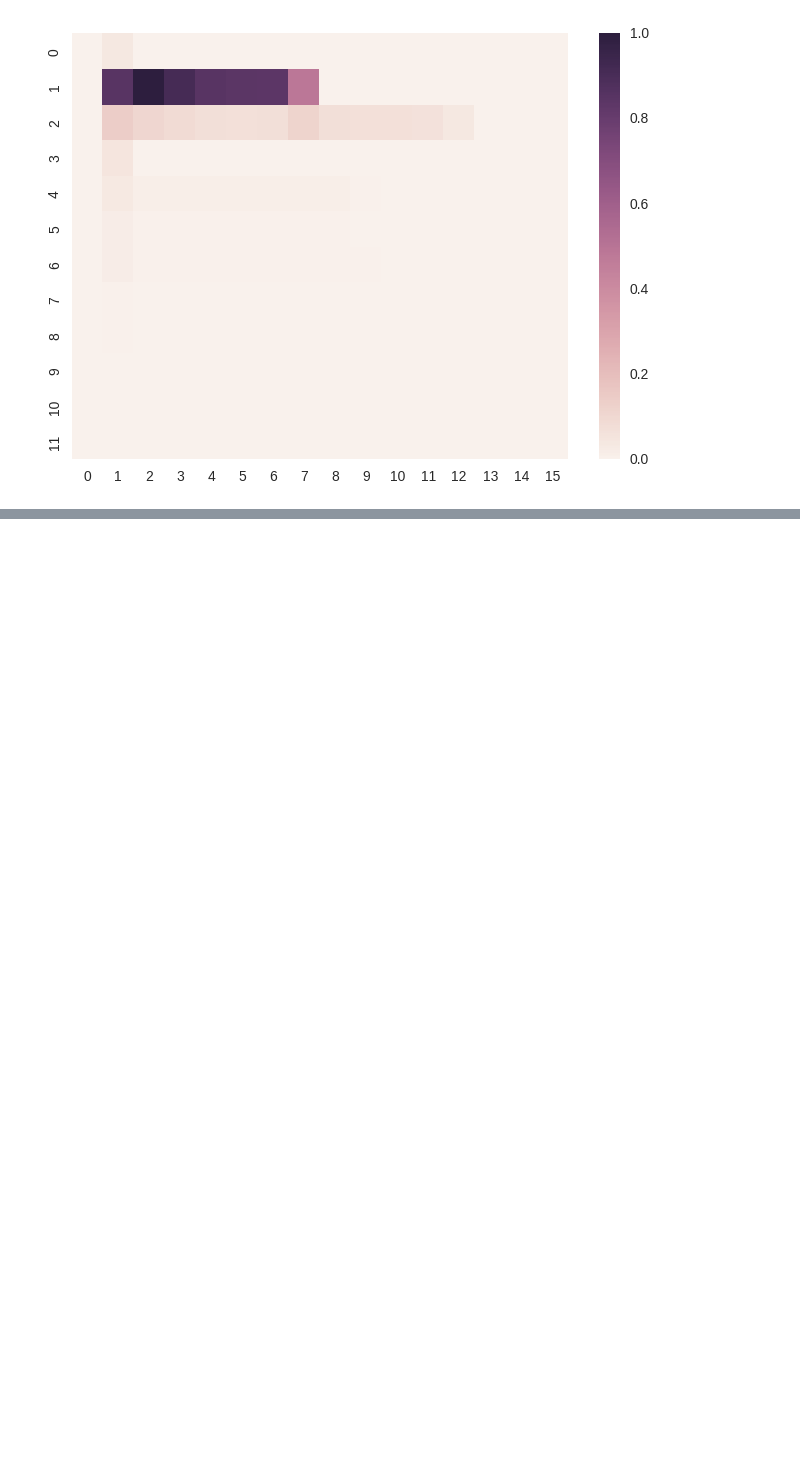
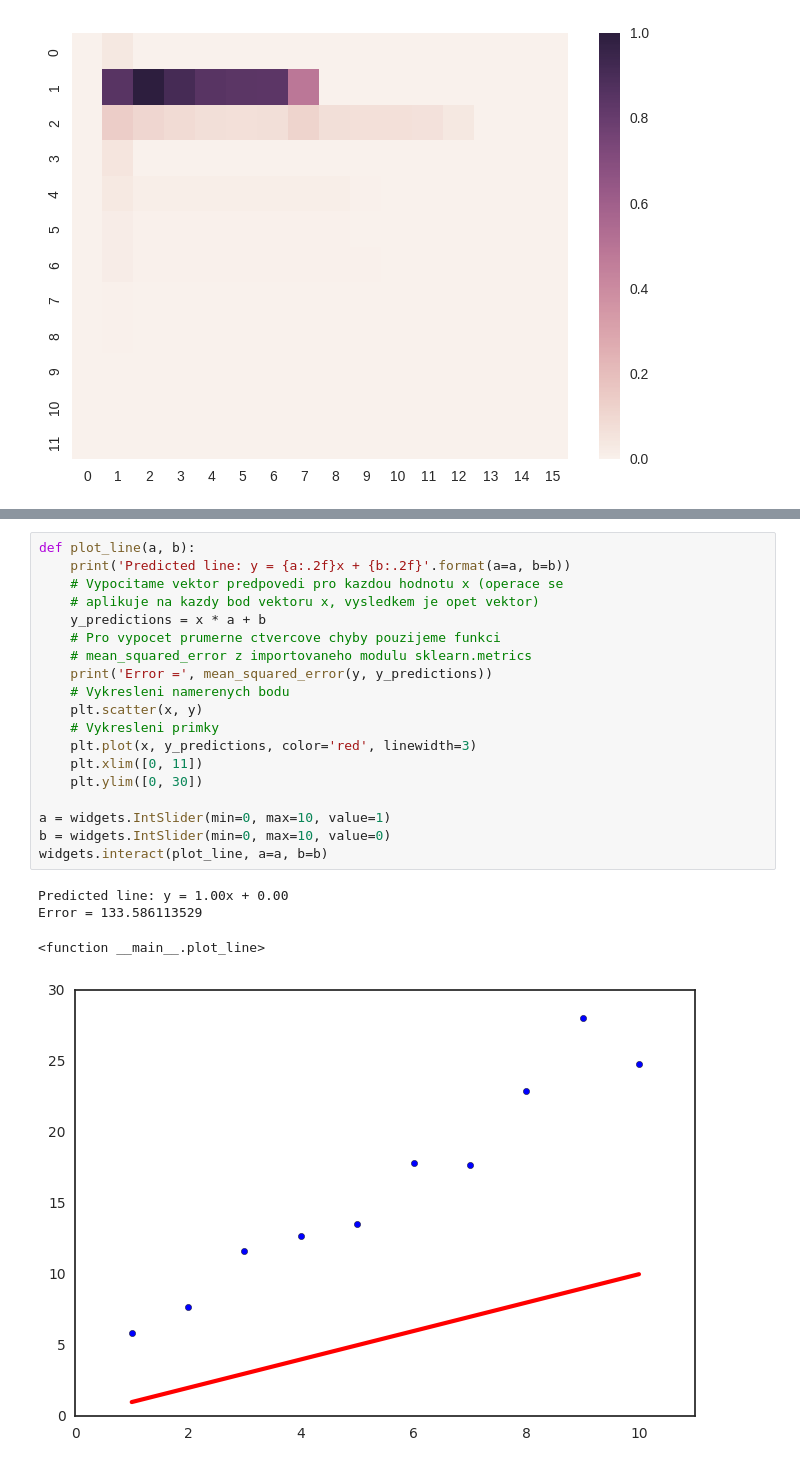
Before and after one commit to adaptive-learning/data-science-workshop, a Jupyter notebook: workshop.ipynb, the cells around one changed output, grey strips where cells are left out. Saved outputs shown, nothing was run; the diff lists cells and outputs as text; blank space fills up the shorter version.

```diff
--- a/workshop.ipynb
+++ b/workshop.ipynb
@@ -424,0 +280,24 @@ mean_squared_error(y, y_predictions)
+# %%
+def plot_line(a, b):
+    print('Predicted line: y = {a:.2f}x + {b:.2f}'.format(a=a, b=b))
+    # Vypocitame vektor predpovedi pro kazdou hodnotu x (operace se
+    # aplikuje na kazdy bod vektoru x, vysledkem je opet vektor)
+    y_predictions = x * a + b
+    # Pro vypocet prumerne ctvercove chyby pouzijeme funkci
+    # mean_squared_error z importovaneho modulu sklearn.metrics
+    print('Error =', mean_squared_error(y, y_predictions))
+    # Vykresleni namerenych bodu
+    plt.scatter(x, y)
+    # Vykresleni primky
+    plt.plot(x, y_predictions, color='red', linewidth=3)
+    plt.xlim([0, 11])
+    plt.ylim([0, 30])
+
+a = widgets.IntSlider(min=0, max=10, value=1)
+b = widgets.IntSlider(min=0, max=10, value=0)
+widgets.interact(plot_line, a=a, b=b)
+# %% [output]
+Predicted line: y = 1.00x + 0.00
+Error = 133.586113529
+<function __main__.plot_line>
+[figure, added]
```
Also changed, not shown: parts of 43 cells of this notebook, 1 other file.
